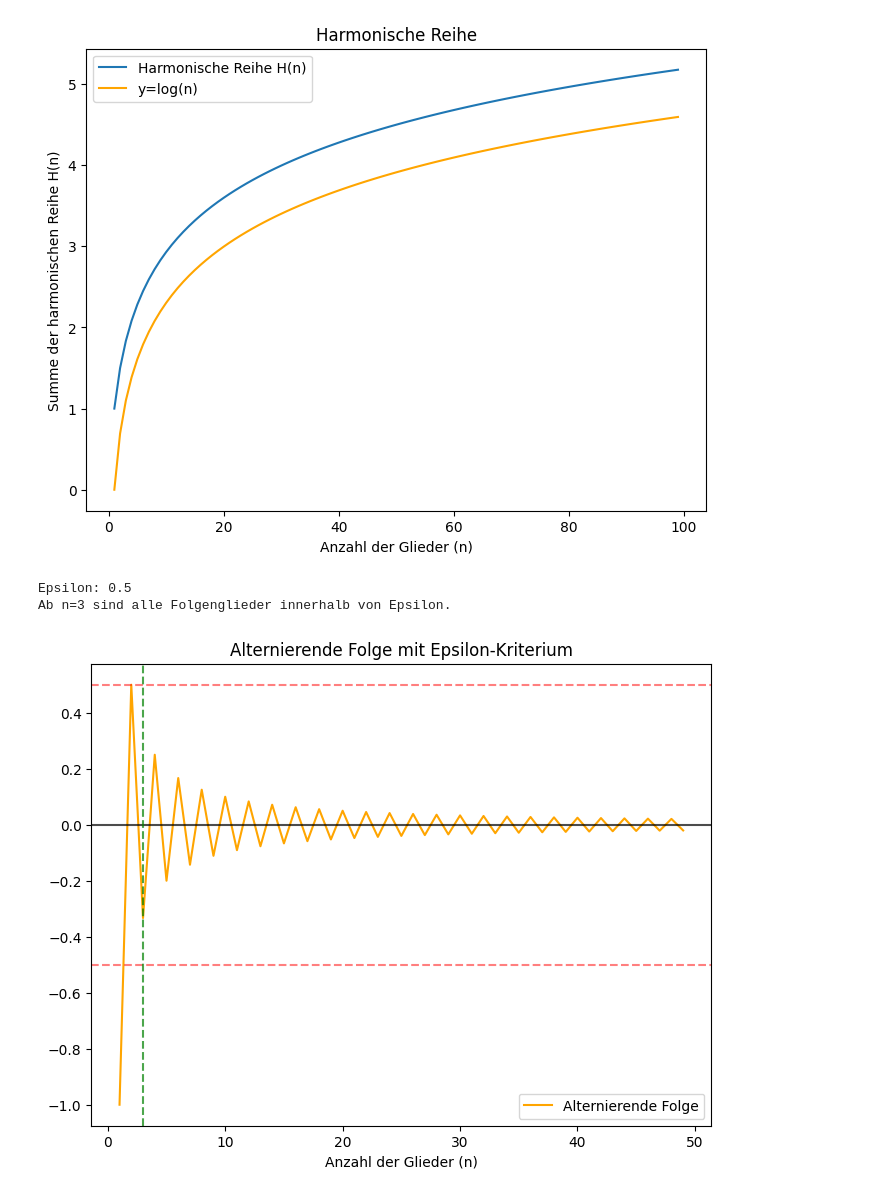
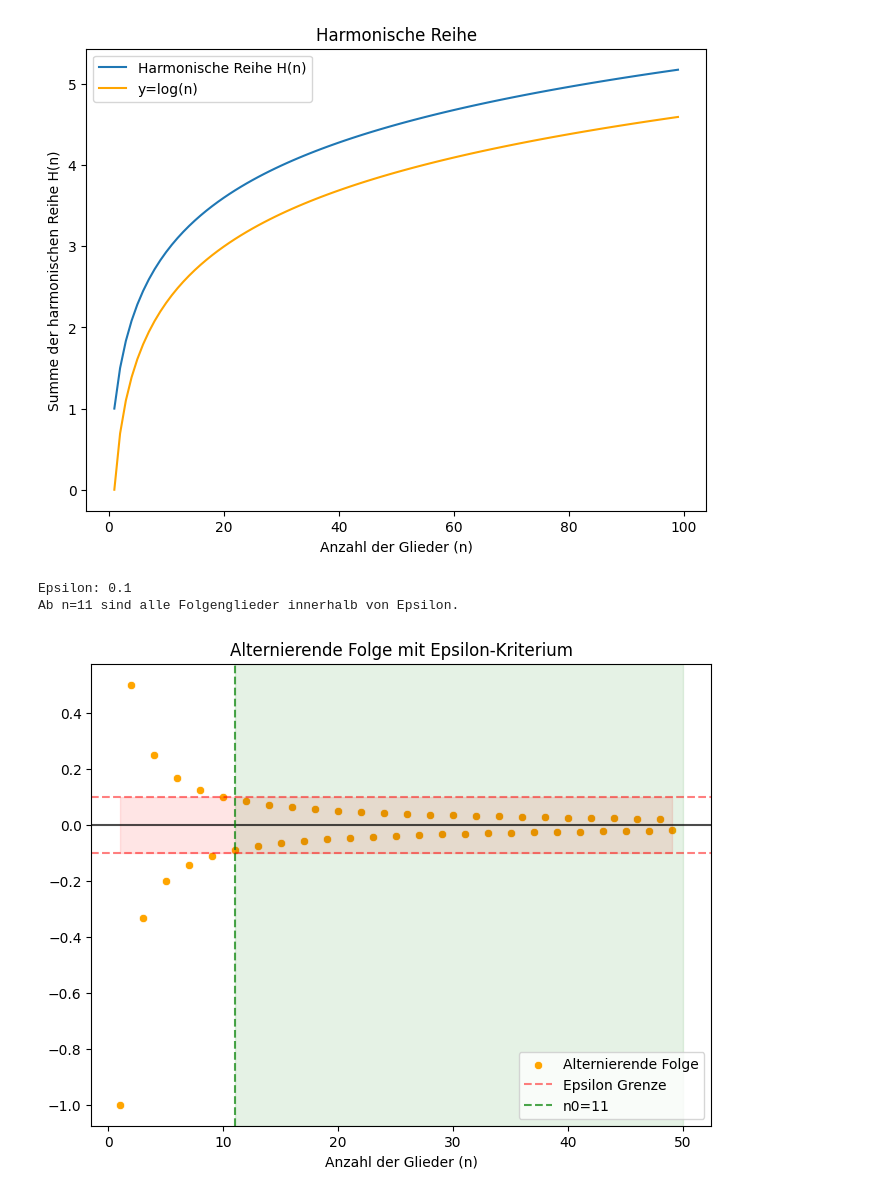
Before and after one commit to pauljado/math_practice, a Jupyter notebook: convergenc_plot.ipynb, the cells around one changed output. Cells and saved outputs as stored; diff of their text form; code cells hidden in the pictures.

```diff
--- a/convergenc_plot.ipynb
+++ b/convergenc_plot.ipynb
@@ -33,46 +33,60 @@ import numpy as np
 import matplotlib.pyplot as plt
 import seaborn as sns
 
-anzahl_glieder_2 = np.arange(1, 50)
-#print(anzahl_glieder)
+try:
+    epsilon = float(input("Enter epsilon value: "))
+    if epsilon <= 0:
+        print("Epsilon muss eine positive Zahl sein.")
+except ValueError:
+    print("Ungültige Eingabe. Bitte eine Zahl eingeben.")
+    exit()
 
-folge = (-1)**anzahl_glieder_2 * (1 / anzahl_glieder_2)
+print(f"Epsilon: {epsilon}")
+
+min_n = int(np.ceil(1/epsilon))
+max_n = max(50, min_n + 20)
+
+n_werte = np.arange(1, max_n)
+
+#print(n_werte)
+
+folge = (-1)**n_werte * (1 / n_werte)
 
 #print(folge)
 
 # Epsilon Kriterium
-
-epsilon = float(input("Enter epsilon value: "))
-print(f"Epsilon: {epsilon}")
-
 grenzwert = 0
 
 ausserhalb = np.where(np.abs(folge - grenzwert) >= epsilon)[0]
 # print(ausserhalb)
 
 if len(ausserhalb) == 0:
     n0 = 1
     print(n0)
 elif len(ausserhalb) == len(folge):
     print("Nicht genug Glieder um Epsilon Kriterium zu prüfen.")
 else:
     letzter_index_ausserhalb = ausserhalb[-1]
     n0 = (letzter_index_ausserhalb + 1) + 1
     print(f"Ab n={n0} sind alle Folgenglieder innerhalb von Epsilon.")
 
 
 fig, ax = plt.subplots(1, 1, figsize=(8, 6))
-sns.lineplot(x=anzahl_glieder_2, y=folge, ax=ax, color='orange', label='Alternierende Folge')
+
+sns.scatterplot(x=n_werte, y=folge, ax=ax, color='orange', label='Alternierende Folge')
 ax.axhline(y=0, color='black', linestyle='-', alpha=0.7)
 ax.axhline(y=epsilon, color='red', linestyle='--', label='Epsilon Grenze', alpha=0.5)
 ax.axhline(y=-epsilon, color='red', linestyle='--', alpha=0.5)
-if len(ausserhalb) != len(folge):
+ax.fill_between(n_werte, -epsilon, epsilon, color='red', alpha=0.1)
+if n0 <= max_n:
     ax.axvline(x=n0, color='green', linestyle='--', label=f'n0={n0}', alpha=0.7)
+    ax.axvspan(n0, max_n, color='green', alpha=0.1)
 ax.set_title('Alternierende Folge mit Epsilon-Kriterium')
 ax.set_xlabel('Anzahl der Glieder (n)')
+ax.legend(loc='lower right')
 
 plt.show()
 # %% [output]
-Epsilon: 0.5
-Ab n=3 sind alle Folgenglieder innerhalb von Epsilon.
+Epsilon: 0.1
+Ab n=11 sind alle Folgenglieder innerhalb von Epsilon.
-[figure, old version]
+[figure, new version]
```
